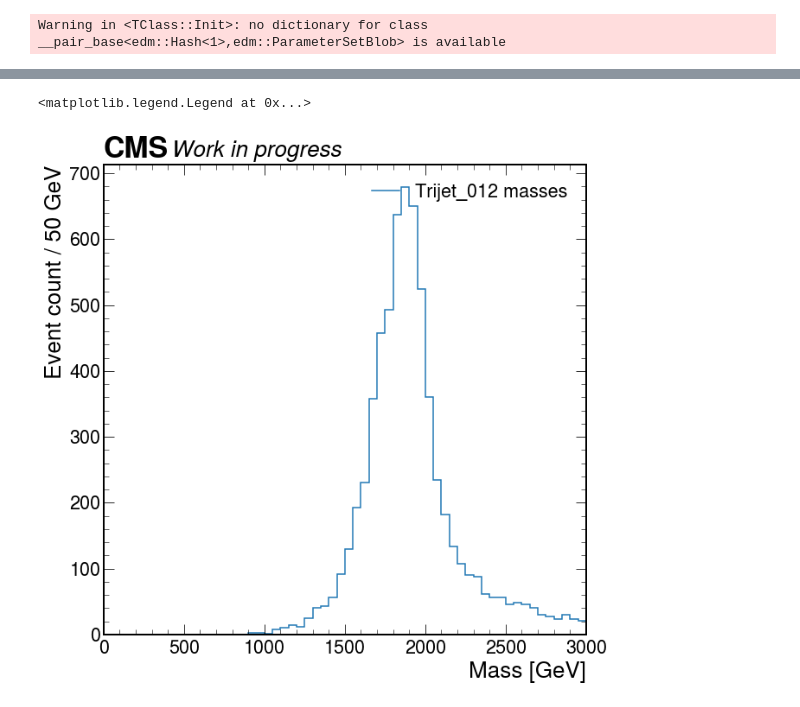
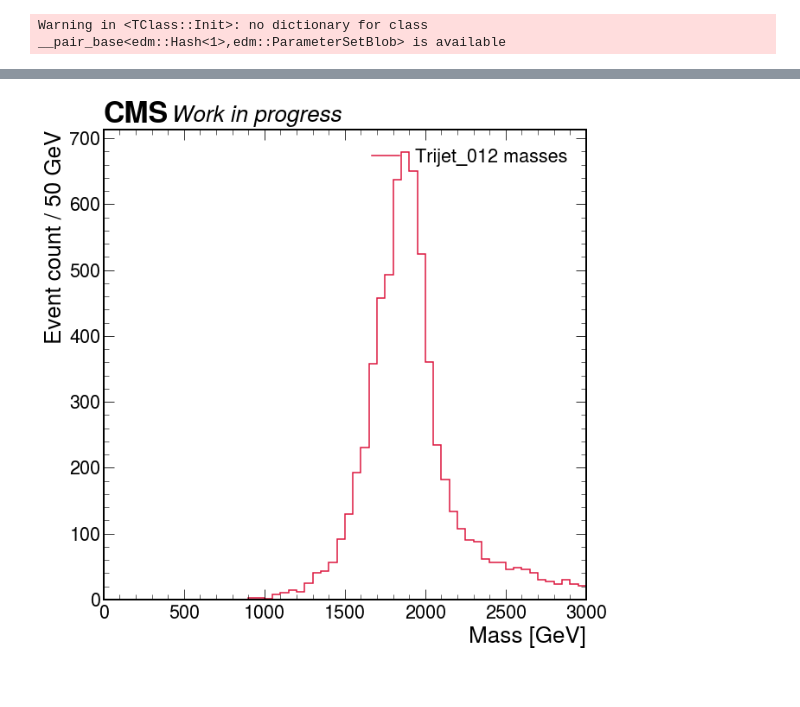
Before and after one commit to mroguljic/H3PO_Autumn, a Jupyter notebook: notebooks/evtLoopExample.ipynb, the cells around one changed output, grey strips where cells are left out. Saved outputs shown, nothing was run; the diff lists cells and outputs as text; code cells hidden in the pictures.

```diff
--- a/notebooks/evtLoopExample.ipynb
+++ b/notebooks/evtLoopExample.ipynb
@@ -120,22 +118,22 @@ plt.legend()
 # %%
 #trijet
 
 plt.style.use([hep.style.CMS])
 counts, edges = hist2array(hTrijet012Masses,return_edges=True)
 
 edges = edges[0]
 #It returns a list of arrays, where each array represents binning in one dimension.
 #We only work with 1D so we take edges[0]
 
-hep.histplot(counts,edges,label="Trijet_012 masses")
+hep.histplot(counts,edges,label="Trijet_012 masses", color="crimson")
 hep.cms.text("Work in progress",loc=0)
 plt.ylabel("Event count / 50 GeV",horizontalalignment='right', y=1.0)
 plt.xlabel("Mass [GeV]",horizontalalignment='right', x=1.0)
 plt.xlim([0, 3000])
 plt.legend()
+plt.savefig("Trijet_012 masses.png")
 # %% [output]
-<matplotlib.legend.Legend at 0x...>
-[figure, old version]
+[figure, new version]
 # %%
 #all on one plot
 
```
Also changed, not shown: parts of 5 cells of this notebook, 5 other files.
